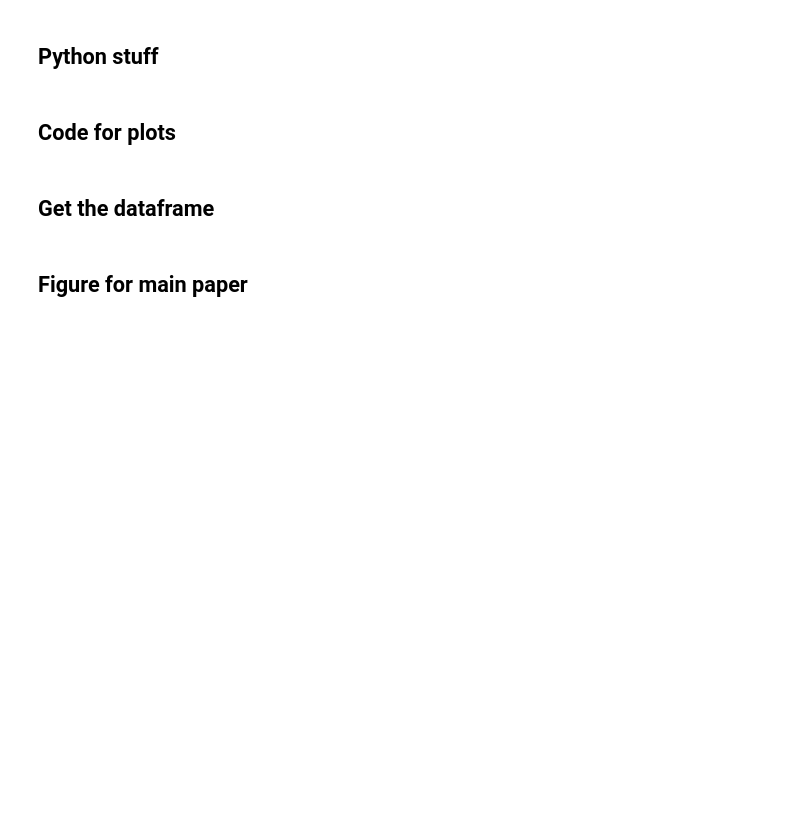
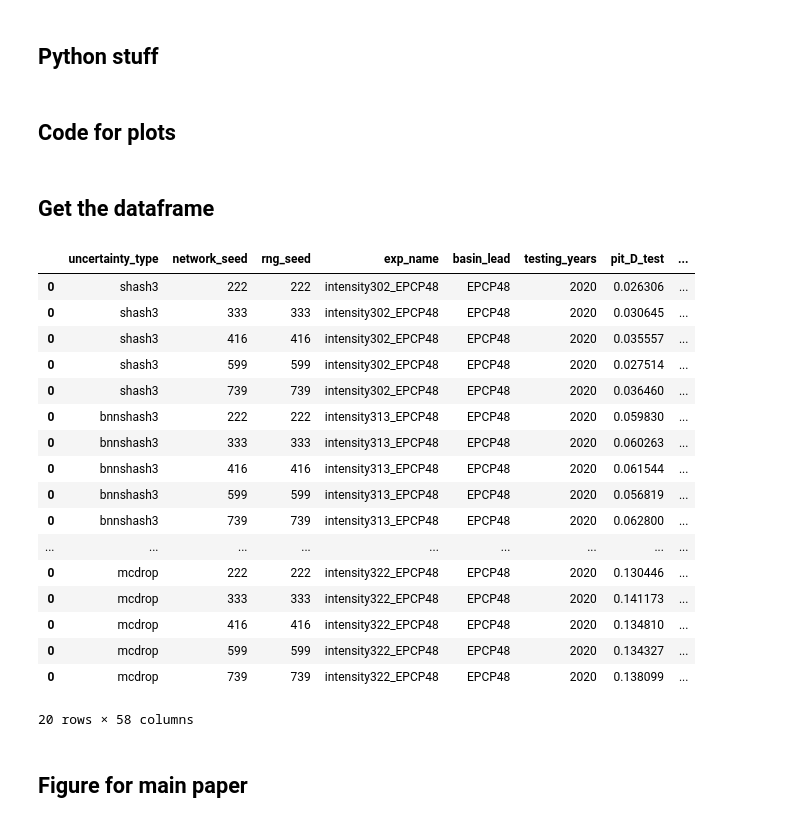
Before and after one commit to eabarnes1010/hurricane_uqcomparisons, a Jupyter notebook: _plot_uqMetrics.ipynb, the cells around one changed output. Drawn from its saved outputs; the diff is of its cells as text; code cells hidden in the pictures; blank space fills up the shorter version.

```diff
--- a/_plot_uqMetrics.ipynb
+++ b/_plot_uqMetrics.ipynb
@@ -141,6 +142,27 @@ if BEST_VAL_ONLY:
     df_metrics = df_metrics[idx]
 
 # df_metrics
+# %%
+df_metrics
+# %% [output]
+|  | uncertainty_type | network_seed | rng_seed | exp_name | basin_lead | testing_years | pit_D_test | ... |
+| 0 | shash3 | 222 | 222 | intensity302_EPCP48 | EPCP48 | 2020 | 0.026306 | ... |
+| 0 | shash3 | 333 | 333 | intensity302_EPCP48 | EPCP48 | 2020 | 0.030645 | ... |
+| 0 | shash3 | 416 | 416 | intensity302_EPCP48 | EPCP48 | 2020 | 0.035557 | ... |
+| 0 | shash3 | 599 | 599 | intensity302_EPCP48 | EPCP48 | 2020 | 0.027514 | ... |
+| 0 | shash3 | 739 | 739 | intensity302_EPCP48 | EPCP48 | 2020 | 0.036460 | ... |
+| 0 | bnnshash3 | 222 | 222 | intensity313_EPCP48 | EPCP48 | 2020 | 0.059830 | ... |
+| 0 | bnnshash3 | 333 | 333 | intensity313_EPCP48 | EPCP48 | 2020 | 0.060263 | ... |
+| 0 | bnnshash3 | 416 | 416 | intensity313_EPCP48 | EPCP48 | 2020 | 0.061544 | ... |
+| 0 | bnnshash3 | 599 | 599 | intensity313_EPCP48 | EPCP48 | 2020 | 0.056819 | ... |
+| 0 | bnnshash3 | 739 | 739 | intensity313_EPCP48 | EPCP48 | 2020 | 0.062800 | ... |
+| ... | ... | ... | ... | ... | ... | ... | ... | ... |
+| 0 | mcdrop | 222 | 222 | intensity322_EPCP48 | EPCP48 | 2020 | 0.130446 | ... |
+| 0 | mcdrop | 333 | 333 | intensity322_EPCP48 | EPCP48 | 2020 | 0.141173 | ... |
+| 0 | mcdrop | 416 | 416 | intensity322_EPCP48 | EPCP48 | 2020 | 0.134810 | ... |
+| 0 | mcdrop | 599 | 599 | intensity322_EPCP48 | EPCP48 | 2020 | 0.134327 | ... |
+| 0 | mcdrop | 739 | 739 | intensity322_EPCP48 | EPCP48 | 2020 | 0.138099 | ... |
+20 rows × 58 columns
 # %% [markdown]
 ## Figure for main paper
 # %%
```
Also changed, not shown: parts of 3 cells of this notebook, 9 other files.
